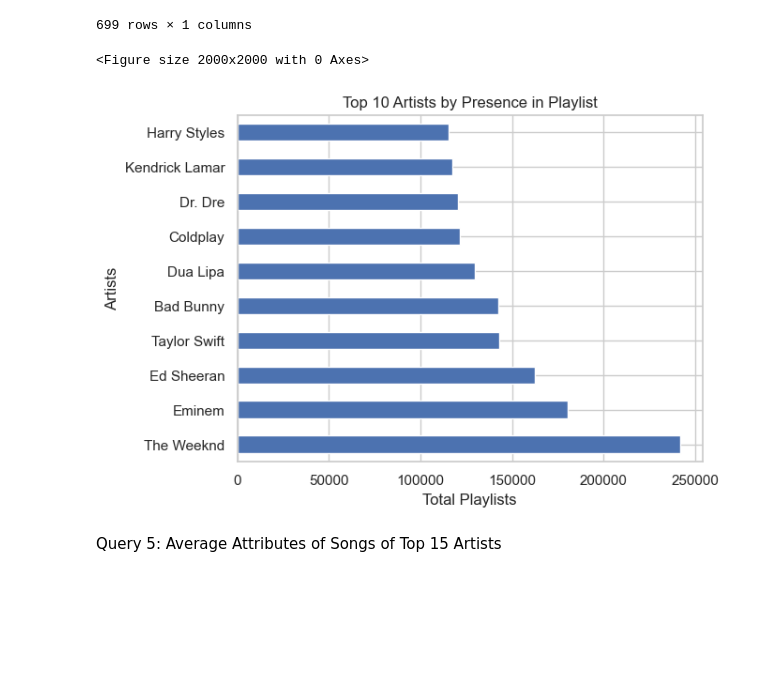
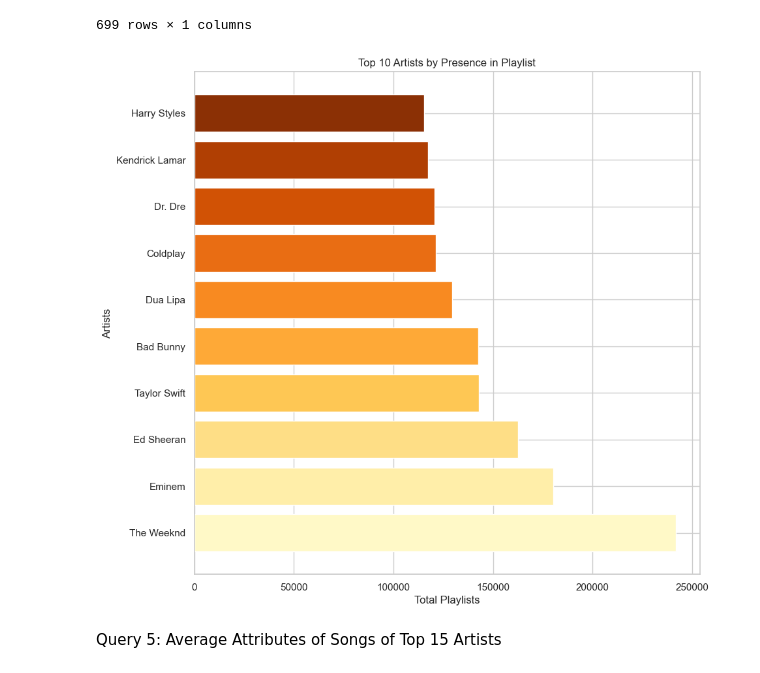
Before and after one commit to i-ap5/FamBus, a Jupyter notebook: famBus.ipynb, the cells around one changed output. Saved outputs shown, nothing was run; the diff lists cells and outputs as text; code cells hidden in the pictures; blank space fills up the shorter version.

```diff
--- a/famBus.ipynb
+++ b/famBus.ipynb
@@ -720,16 +735,19 @@ df_artist_playlists
 | Jack Black | 34 |
 699 rows × 1 columns
 # %%
-plt.figure(figsize=(20, 20))
-df_artist_playlists.head(10).plot(kind='barh', legend=False)
+plt.figure(figsize=(10, 10))
 
+colors = sns.color_palette("YlOrBr", n_colors=10)
+
+data = df_artist_playlists.head(10)
+
+plt.barh(data.index, data['Total_Playlists'], color = colors)
 plt.xlabel('Total Playlists')
 plt.ylabel('Artists')
 plt.title('Top 10 Artists by Presence in Playlist')
 plt.show()
 # %% [output]
-<Figure size 2000x2000 with 0 Axes>
-[figure, old version]
+[figure, new version]
 # %% [markdown]
 Query 5: Average Attributes of Songs of Top 15 Artists
 # %%
```
Also changed, not shown: parts of 11 cells of this notebook.
